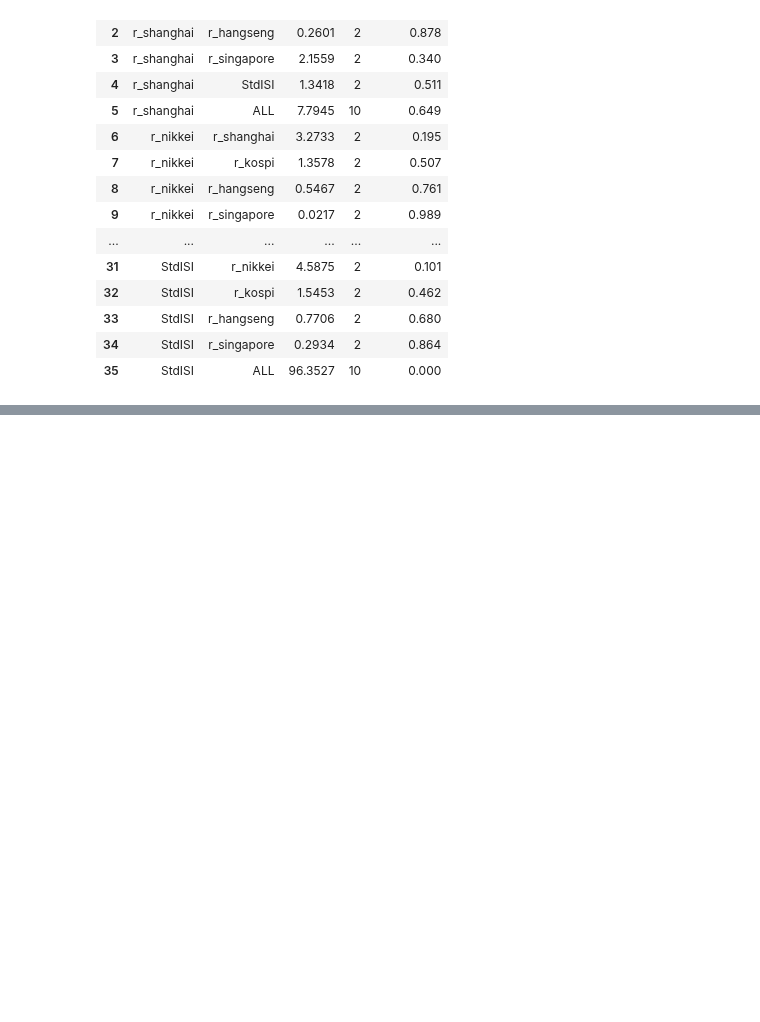
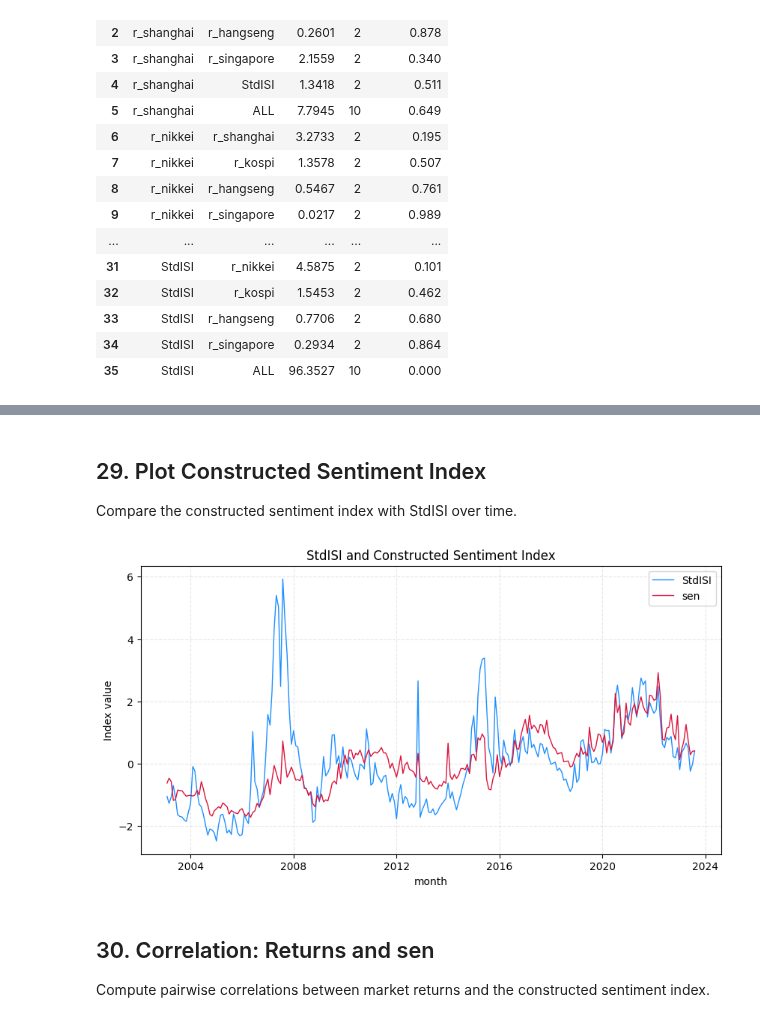
Before and after one commit to yang2094582004-ai/MSIN0114---Dissertation, a Jupyter notebook: Analysis.ipynb, the cells around one changed output, grey strips where cells are left out. Cells and saved outputs as stored; diff of their text form; code cells hidden in the pictures; blank space fills up the shorter version.

```diff
--- a/Analysis.ipynb
+++ b/Analysis.ipynb
@@ -734,0 +1106,16 @@ display(granger_table_formatted)
+# %%
+# Align PCA signs so higher component scores have a consistent sentiment direction.
+# PCA signs are arbitrary, so multiplying a component by -1 is still the same PCA solution.
+if loadings.loc["z_DCEF", "Comp1"] < 0:
+    loadings["Comp1"] = -loadings["Comp1"]
+    pca_scores[:, 0] = -pca_scores[:, 0]
+
+if loadings.loc["z_DCEF", "Comp2"] < 0:
+    loadings["Comp2"] = -loadings["Comp2"]
+    pca_scores[:, 1] = -pca_scores[:, 1]
+
+# Add aligned PCA scores to the PCA dataset.
+pca_df["pca1"] = pca_scores[:, 0]
+pca_df["pca2"] = pca_scores[:, 1]
+
+pca_df[["month", "pca1", "pca2"]].head()
@@ -734,0 +1164,36 @@ display(granger_table_formatted)
+# %% [markdown]
+## 29. Plot Constructed Sentiment Index
+
+Compare the constructed sentiment index with StdISI over time.
+# %%
+# Plot constructed sentiment index against StdISI.
+plt.figure(figsize=(10, 5))
+
+plt.plot(
+    analysis_df["month_dt"],
+    analysis_df["StdISI"],
+    label="StdISI",
+    color="dodgerblue",
+    linewidth=1
+)
+
+plt.plot(
+    analysis_df["month_dt"],
+    analysis_df["sen"],
+    label="sen",
+    color="crimson",
+    linewidth=1
+)
+
+plt.xlabel("month")
+plt.ylabel("Index value")
+plt.title("StdISI and Constructed Sentiment Index")
+plt.legend()
+plt.grid(True, linestyle="--", alpha=0.3)
+plt.show()
+# %% [output]
+[figure, added]
+# %% [markdown]
+## 30. Correlation: Returns and sen
+
+Compute pairwise correlations between market returns and the constructed sentiment index.
```
Also changed, not shown: parts of 33 cells of this notebook, 1 other file.
